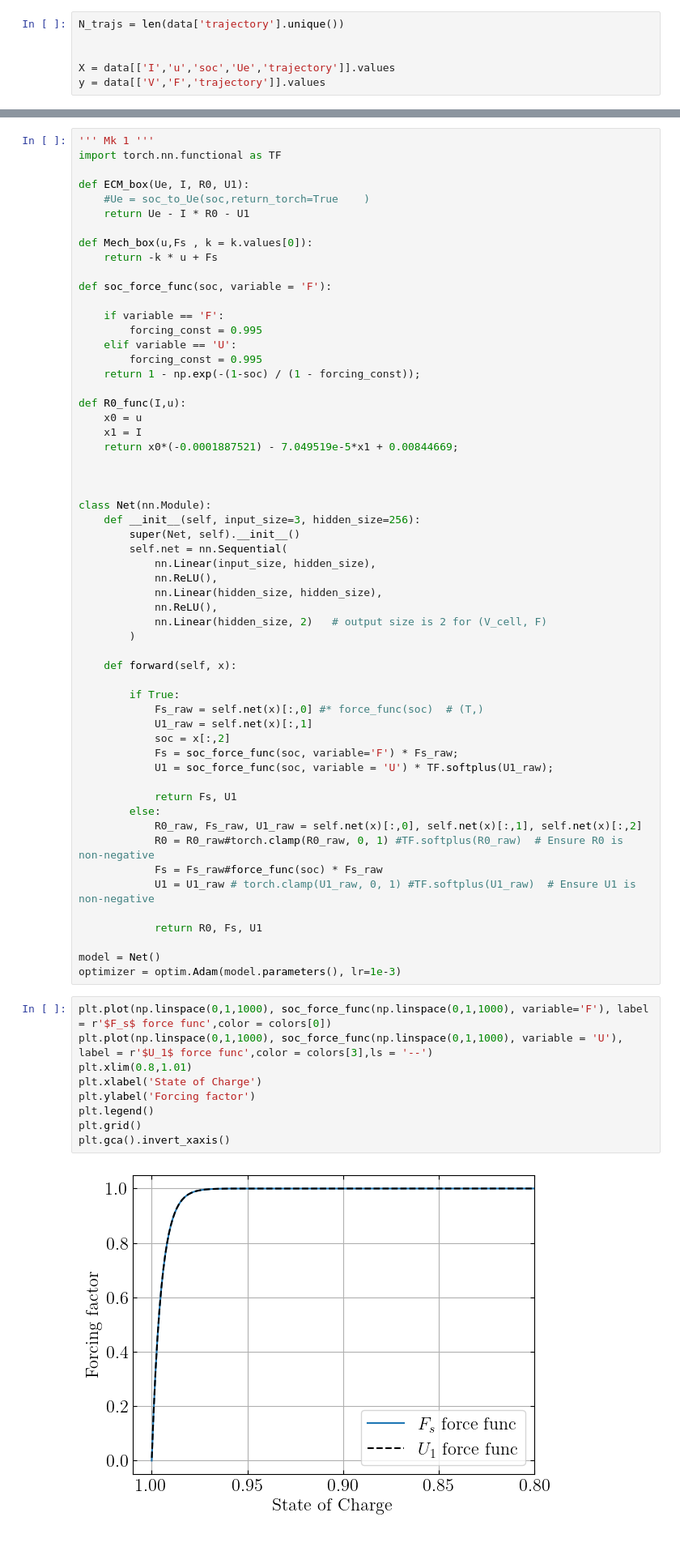
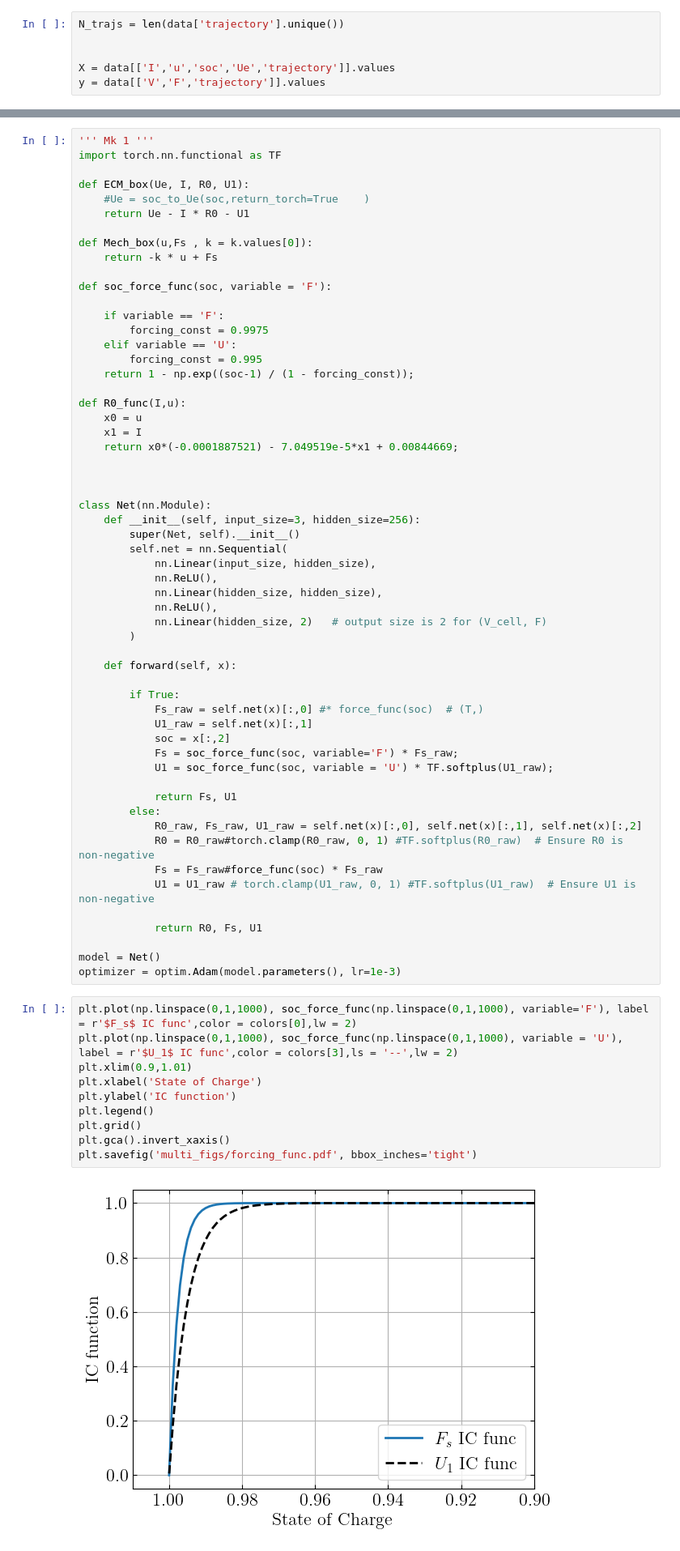
Before and after one commit to j-haralds/MSc_thesis, a Jupyter notebook: program/5_Multi/8_JH_multi.ipynb, the cells around one changed output, grey strips where cells are left out. Shown at 81% size. Cells and saved outputs as stored; diff of their text form.

```diff
--- a/program/5_Multi/8_JH_multi.ipynb
+++ b/program/5_Multi/8_JH_multi.ipynb
@@ -279,10 +315,10 @@ def Mech_box(u,Fs , k = k.values[0]):
 def soc_force_func(soc, variable = 'F'):
 
     if variable == 'F':
-        forcing_const = 0.995
+        forcing_const = 0.9975
     elif variable == 'U':
         forcing_const = 0.995
-    return 1 - np.exp(-(1-soc) / (1 - forcing_const));
+    return 1 - np.exp((soc-1) / (1 - forcing_const));
 
 def R0_func(I,u):
     x0 = u
@@ -323,15 +359,16 @@ class Net(nn.Module):
 model = Net()
 optimizer = optim.Adam(model.parameters(), lr=1e-3)
 # %%
-plt.plot(np.linspace(0,1,1000), soc_force_func(np.linspace(0,1,1000), variable='F'), label = r'$F_s$ force func',color = colors[0])
-plt.plot(np.linspace(0,1,1000), soc_force_func(np.linspace(0,1,1000), variable = 'U'), label = r'$U_1$ force func',color = colors[3],ls = '--')
-plt.xlim(0.8,1.01)
+plt.plot(np.linspace(0,1,1000), soc_force_func(np.linspace(0,1,1000), variable='F'), label = r'$F_s$ IC func',color = colors[0],lw = 2)
+plt.plot(np.linspace(0,1,1000), soc_force_func(np.linspace(0,1,1000), variable = 'U'), label = r'$U_1$ IC func',color = colors[3],ls = '--',lw = 2)
+plt.xlim(0.9,1.01)
 plt.xlabel('State of Charge')
-plt.ylabel('Forcing factor')
+plt.ylabel('IC function')
 plt.legend()
 plt.grid()
 plt.gca().invert_xaxis()
+plt.savefig('multi_figs/forcing_func.pdf', bbox_inches='tight')
 # %% [output]
-[figure, old version]
+[figure, new version]
 # %%
 try:
```
Also changed, not shown: parts of 19 cells of this notebook, 8 other files.
